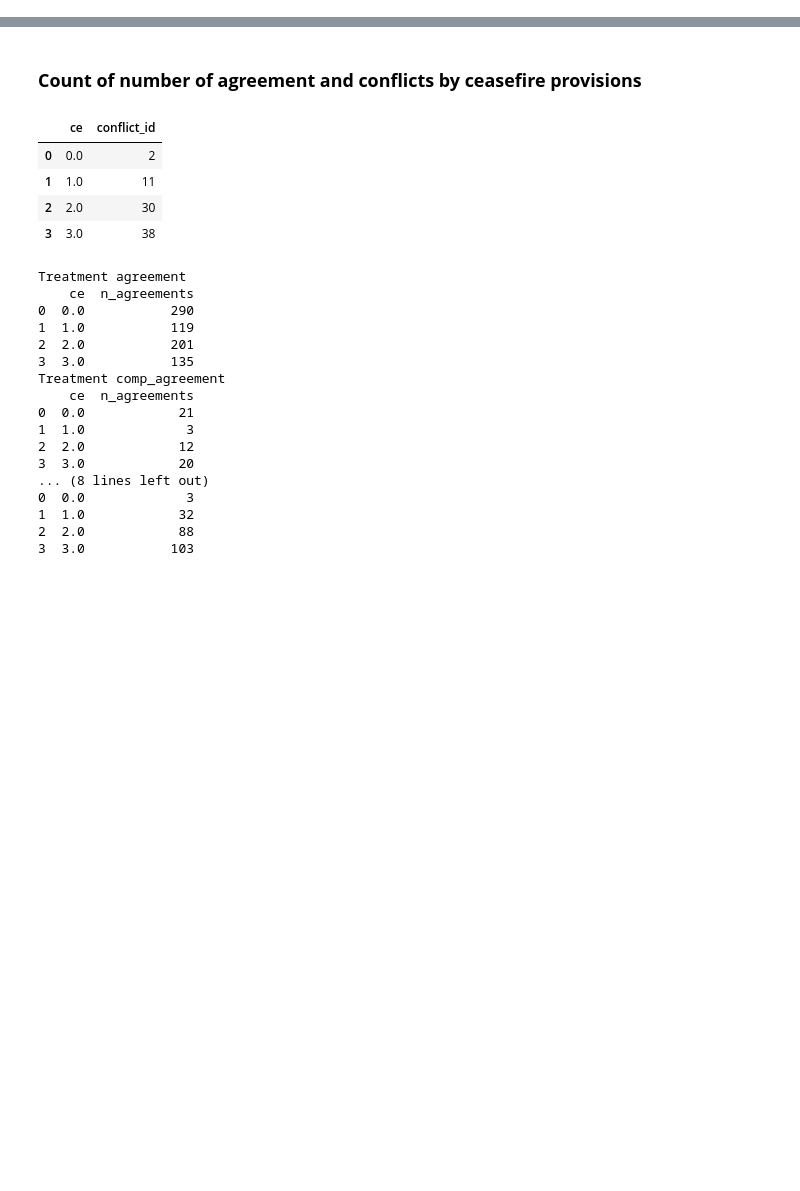
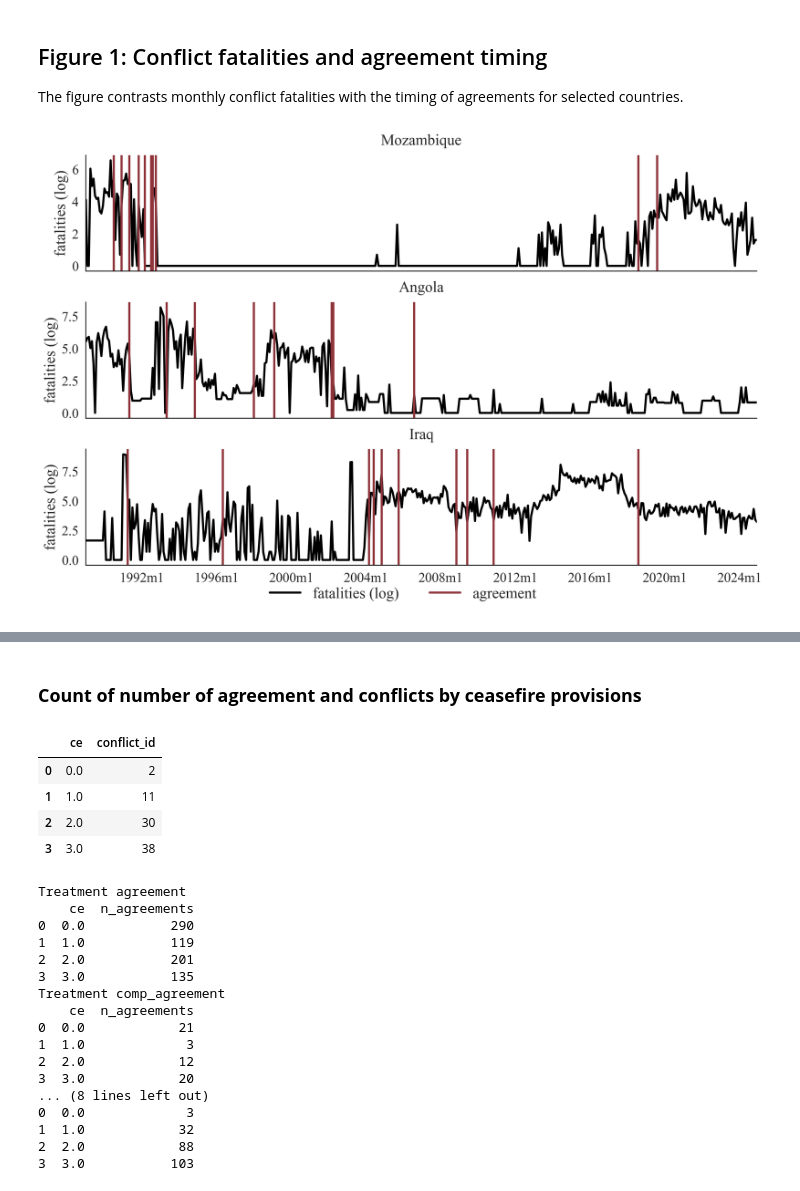
Before and after one commit to luciasauer/agreements_violence, a Jupyter notebook: src/2_data_analysis/eda.ipynb, the cells around one changed output, grey strips where cells are left out. Cells and saved outputs as stored; diff of their text form; code cells hidden in the pictures; blank space fills up the shorter version.

```diff
--- a/src/2_data_analysis/eda.ipynb
+++ b/src/2_data_analysis/eda.ipynb
@@ -4,0 +22,4 @@ import seaborn as sns
+# %%
+df_country = pd.read_csv('../../data/output/country_level/country_panel.csv', low_memory=False)
+df_country["year_mo"] = pd.to_datetime(df_country["year_mo"])
+df_country.head()
@@ -4,0 +34,34 @@ import seaborn as sns
+# %% [markdown]
+## Figure 1: Conflict fatalities and agreement timing
+The figure contrasts monthly conflict fatalities with the timing of agreements for selected countries.
+# %%
+fig, axes = plt.subplots(3, 1, figsize=(12, 8), sharex=True, sharey=False)
+
+countries = [
+    ("Mozambique", "MOZ"),
+    ("Angola", "AGO"),
+    ("Iraq", "IRQ"),
+]
+
+# Plot each country
+for ax, (country, iso) in zip(axes.flatten(), countries):
+    plot_conflict_agreement(df_country, country, iso, ax)
+
+# Create custom legend handles
+main_line = mlines.Line2D([], [], color='black', linewidth=2.5, label='fatalities (log)')
+agreement_patch = mlines.Line2D([], [], color='#90353B', linewidth=2.5, linestyle='-', label='agreement')
+
+# Add legend for whole figure (bottom center)
+fig.legend(
+    handles=[main_line, agreement_patch],
+    loc='lower center',
+    ncol=3,           # spread legend items in a row
+    frameon=False,
+    fontsize=18
+)
+
+plt.tight_layout(rect=[0, 0.05, 1, 1])  # leave space at bottom for legend
+fig.savefig("figures/figure_conflict_3x1.png", format="png", bbox_inches="tight")
+plt.show()
+# %% [output]
+[figure, added]
```
Also changed, not shown: parts of 11 cells of this notebook, 6 other files.
